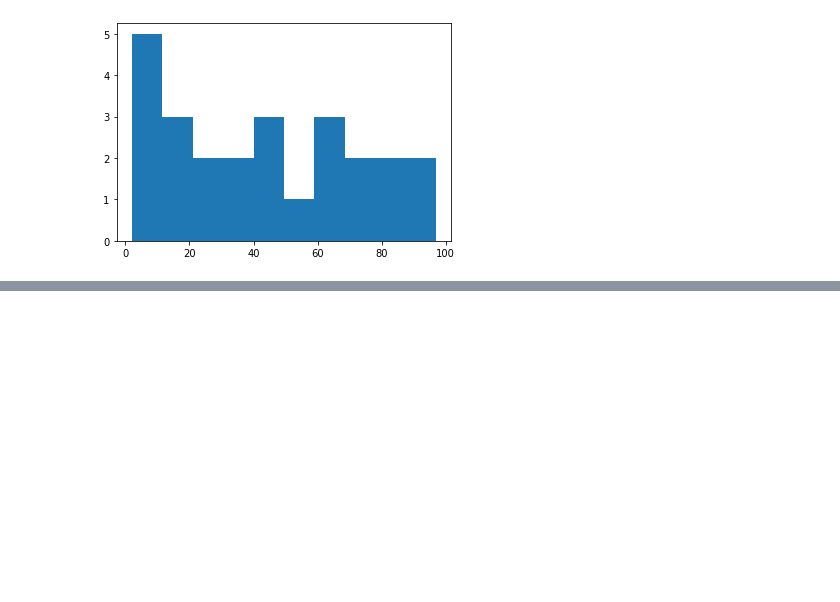
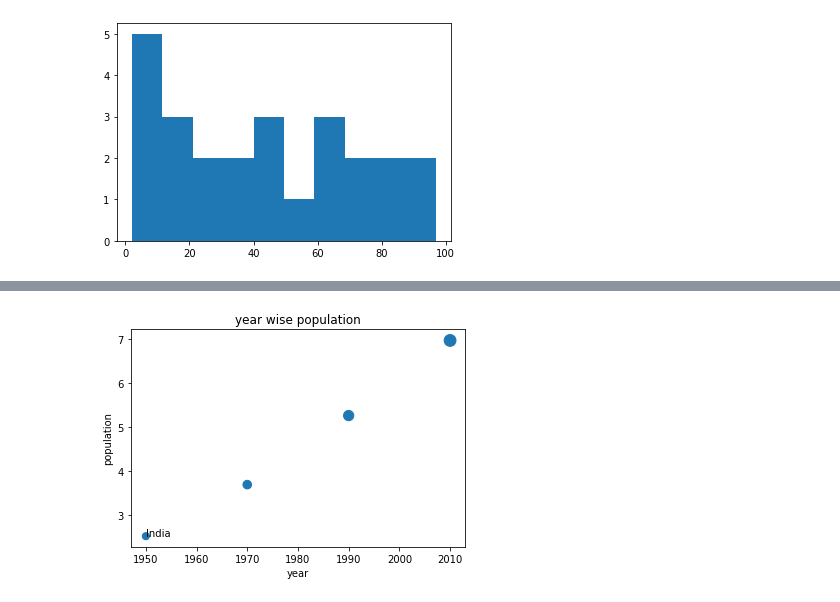
Before and after one commit to SHIVRAJSHINDE/AShiv, a Jupyter notebook: Matplotlib.ipynb, the cells around one changed output, grey strips where cells are left out. Drawn from its saved outputs; the diff is of its cells as text; code cells hidden in the pictures; blank space fills up the shorter version.

```diff
--- a/Matplotlib.ipynb
+++ b/Matplotlib.ipynb
@@ -44,0 +64,18 @@ plt.show()
+# %%
+import numpy as np
+year  = [1950,1970,1990,2010]
+pop = [2.519,3.692,5.263,6.972]
+
+np_pop = np.array(pop)
+
+np_pop = np_pop * 20
+
+plt.scatter(year,pop,s=np_pop)
+
+plt.xlabel('year')
+plt.ylabel('population')
+plt.title('year wise population')
+plt.text(1950,2.519,'India')
+plt.show()
+# %% [output]
+[figure, added]
```
Also changed, not shown: parts of 13 cells of this notebook, 25 other files.
